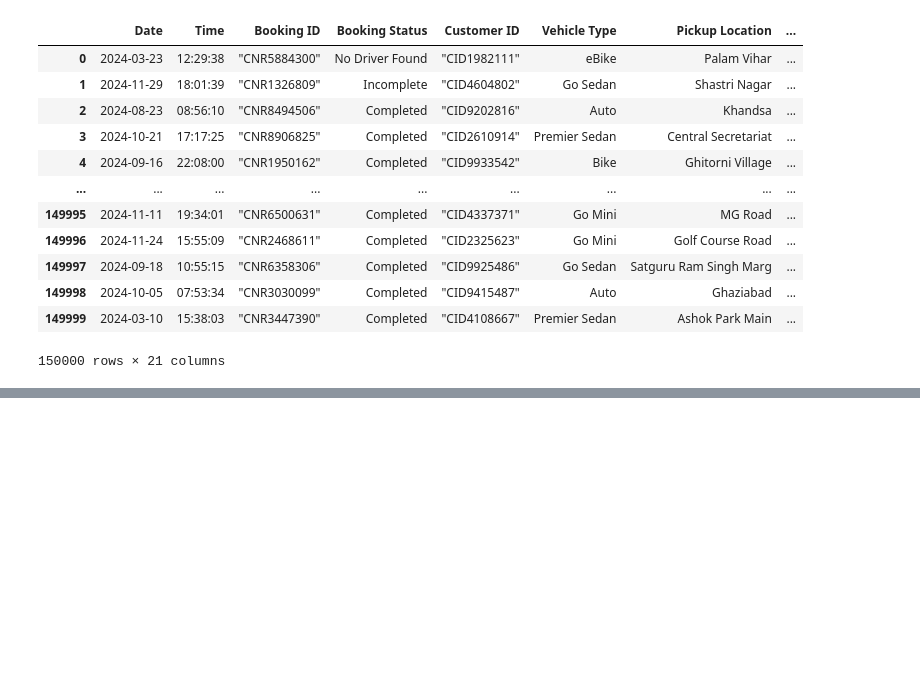
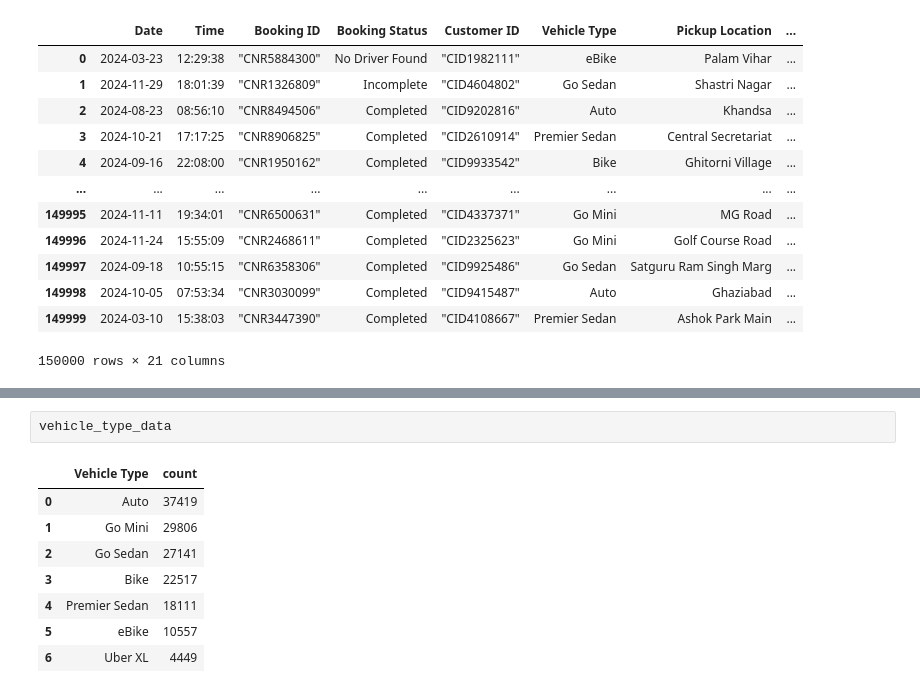
Before and after one commit to Himmu5/data-analysis, a Jupyter notebook: notebooks/uber_analysis.ipynb, the cells around one changed output, grey strips where cells are left out. Saved outputs shown, nothing was run; the diff lists cells and outputs as text; blank space fills up the shorter version.

```diff
--- a/notebooks/uber_analysis.ipynb
+++ b/notebooks/uber_analysis.ipynb
@@ -42,0 +66,11 @@ uber_data
+# %%
+vehicle_type_data
+# %% [output]
+|  | Vehicle Type | count |
+| 0 | Auto | 37419 |
+| 1 | Go Mini | 29806 |
+| 2 | Go Sedan | 27141 |
+| 3 | Bike | 22517 |
+| 4 | Premier Sedan | 18111 |
+| 5 | eBike | 10557 |
+| 6 | Uber XL | 4449 |
```
Also changed, not shown: parts of 16 cells of this notebook.
